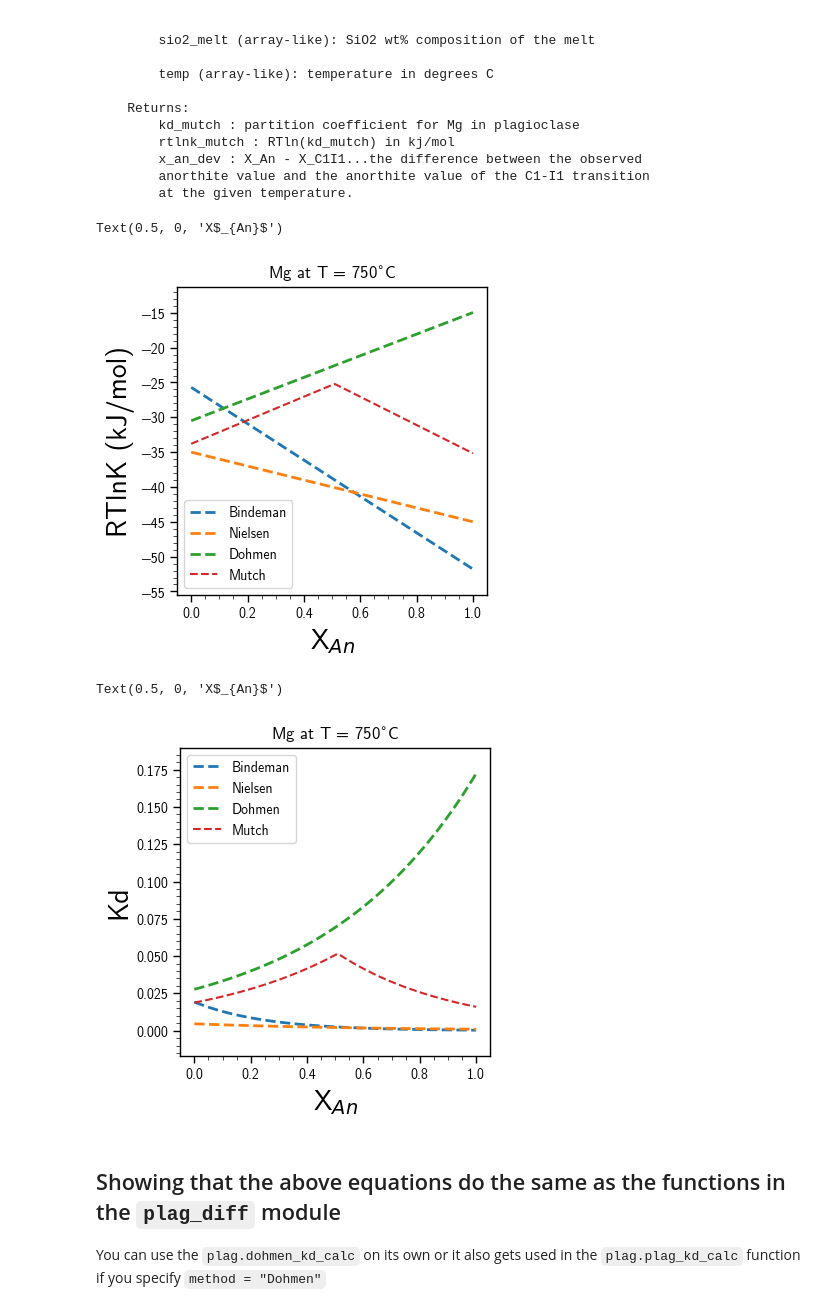
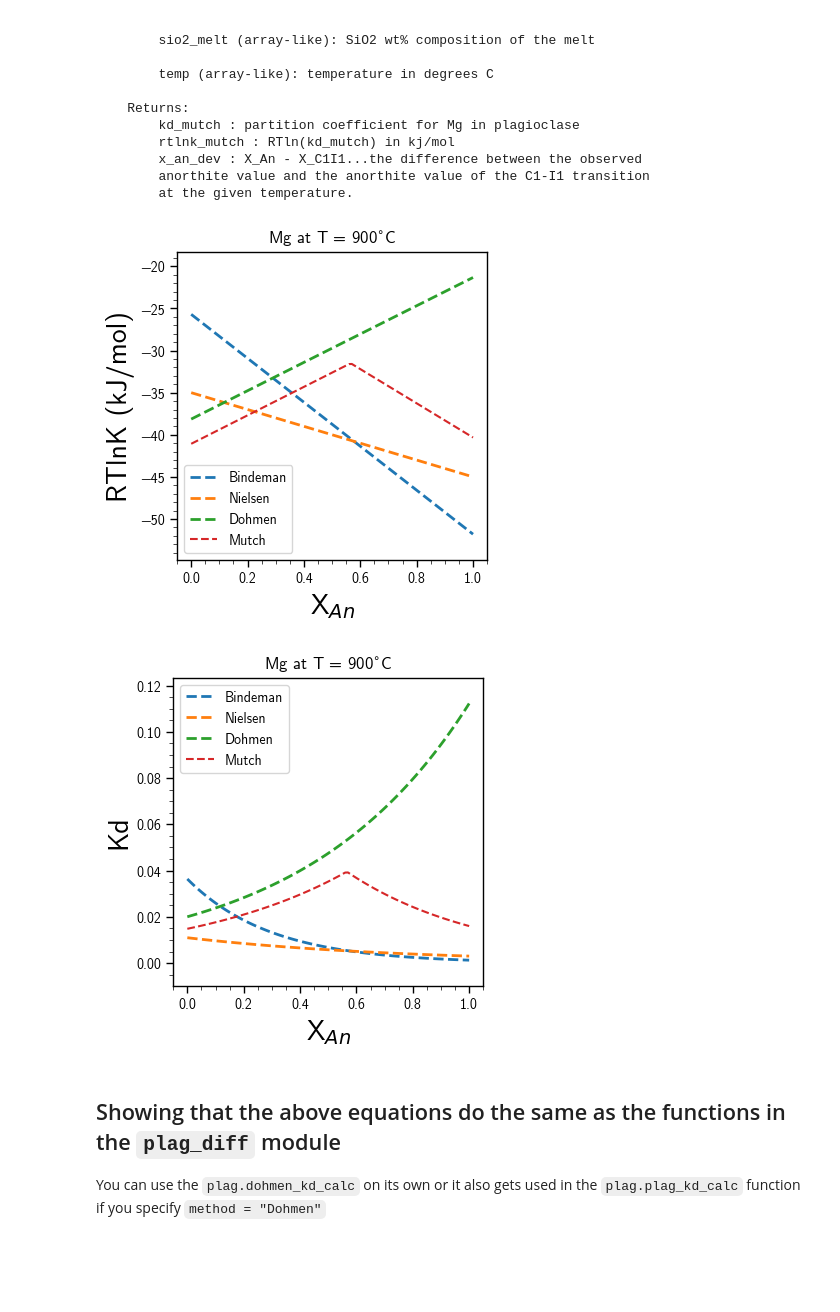
Before and after one commit to jlubbersgeo/diffusion_chronometry, a Jupyter notebook: dohmen_partitioning_model.ipynb, the cells around one changed output. Cells and saved outputs as stored; diff of their text form; code cells hidden in the pictures; blank space fills up the shorter version.

```diff
--- a/dohmen_partitioning_model.ipynb
+++ b/dohmen_partitioning_model.ipynb
@@ -265,9 +377,9 @@ mutch_kd_calc(An, temp, sio2_melt)
         at the given temperature.
 # %%
 element = "Mg"
-T = 750
+T = 900
 x_an = np.linspace(0, 1, 101)
-sio2_melt = 70
+sio2_melt = 62.4
 
 fig, ax = plt.subplots(figsize = (4,4))
 
@@ -288,38 +400,36 @@ ax.set_title(f"{element} at T = {T}$^{{\circ}}$C")
 
 # ax.set_ylim(-60,-10)
 ax.set_xlabel("X$_{An}$")
-# plt.savefig(f"{export_path}/{element}_plag_rtlnkd_comparison.png",bbox_inches = 'tight')
+plt.savefig(f"{export_path}/{element}_plag_rtlnkd_comparison.png",bbox_inches = 'tight')
 # %% [output]
-Text(0.5, 0, 'X$_{An}$')
-[figure, old version]
+[figure, new version]
 # %%
-T = 750
+T = 900
 x_an = np.linspace(0, 1, 101)
-sio2_melt = 70
+sio2_melt = 62.4
 
 fig, ax = plt.subplots(figsize = (4,4))
 
 for method in ["Bindeman", "Nielsen", "Dohmen"]:
     kd, rtlnk, A, B = plag.plag_kd_calc(element=element, An=x_an, temp=T, sio2_melt=sio2_melt, method=method)
 
     ax.plot(x_an, kd, ls="--", lw=2, label=method)
 
 if element == 'Mg':
     ax.plot(x_an, plag.mutch_kd_calc(An = x_an, sio2_melt = sio2_melt, temp = T)[0],ls = '--',label = 'Mutch')
 
 ax.legend(loc="upper left")
 ax.set_ylabel("Kd")
 
 
 ax.set_title(f"{element} at T = {T}$^{{\circ}}$C")
 
 
 # ax.set_ylim(-60,-10)
 ax.set_xlabel("X$_{An}$")
-# plt.savefig(f"{export_path}/{element}_plag_kd_comparison.png",bbox_inches = 'tight')
+plt.savefig(f"{export_path}/{element}_plag_kd_comparison.png",bbox_inches = 'tight')
 # %% [output]
-Text(0.5, 0, 'X$_{An}$')
-[figure, old version]
+[figure, new version]
 # %% [markdown]
 ## Showing that the above equations do the same as the functions in the `plag_diff` module
 
```
Also changed, not shown: parts of 7 cells of this notebook, 3 other files.
